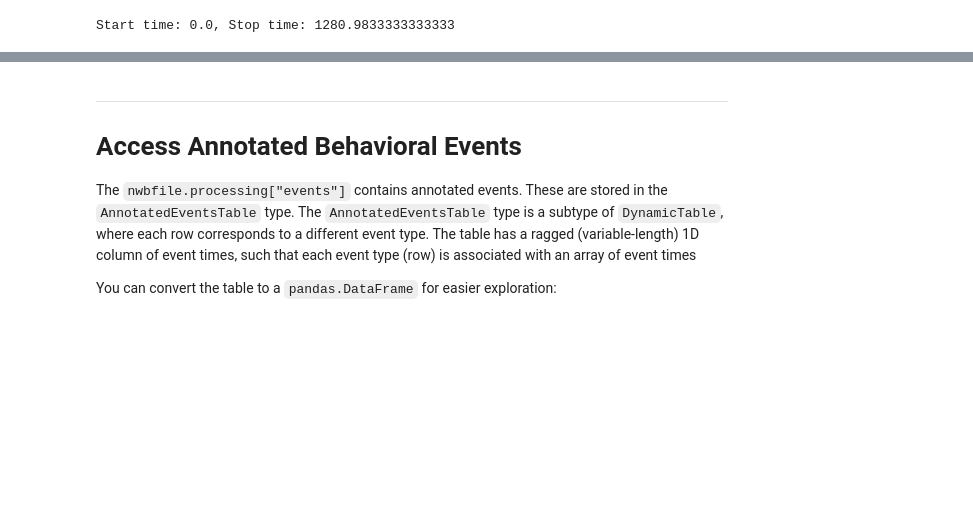
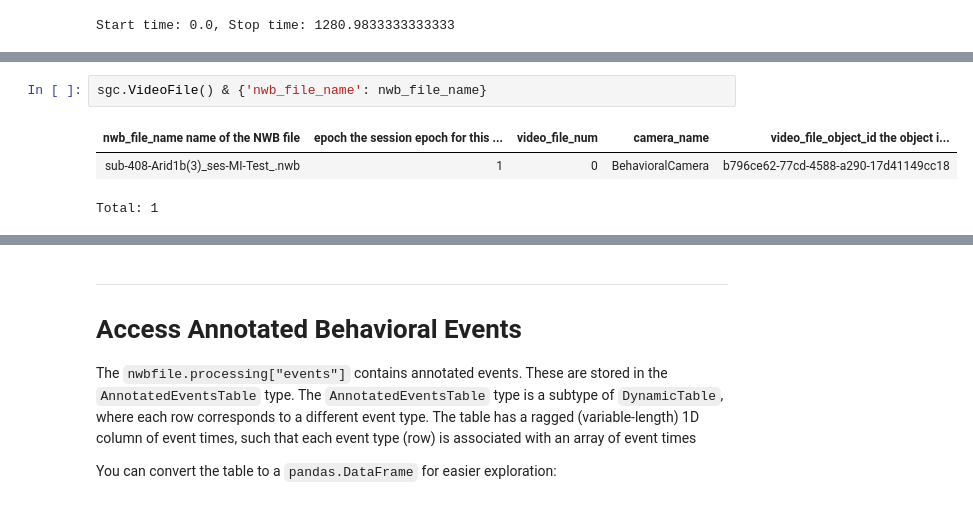
Before and after one commit to catalystneuro/kind-lab-to-nwb, a Jupyter notebook: src/kind_lab_to_nwb/rat_behavioural_phenotyping_2025/tutorials/spyglass_tutorial.ipynb, the cells around one changed output, grey strips where cells are left out. Cells and saved outputs as stored; diff of their text form; blank space fills up the shorter version.

```diff
--- a/src/kind_lab_to_nwb/rat_behavioural_phenotyping_2025/tutorials/spyglass_tutorial.ipynb
+++ b/src/kind_lab_to_nwb/rat_behavioural_phenotyping_2025/tutorials/spyglass_tutorial.ipynb
@@ -80,0 +81,6 @@ Total: 1
+# %%
+sgc.VideoFile() & {'nwb_file_name': nwb_file_name}
+# %% [output]
+| nwb_file_name name of the NWB file | epoch the session epoch for this ... | video_file_num | camera_name | video_file_object_id the object i... |
+| sub-408-Arid1b(3)_ses-MI-Test_.nwb | 1 | 0 | BehavioralCamera | b796ce62-77cd-4588-a290-17d41149cc18 |
+Total: 1
```
Also changed, not shown: parts of 5 cells of this notebook.
